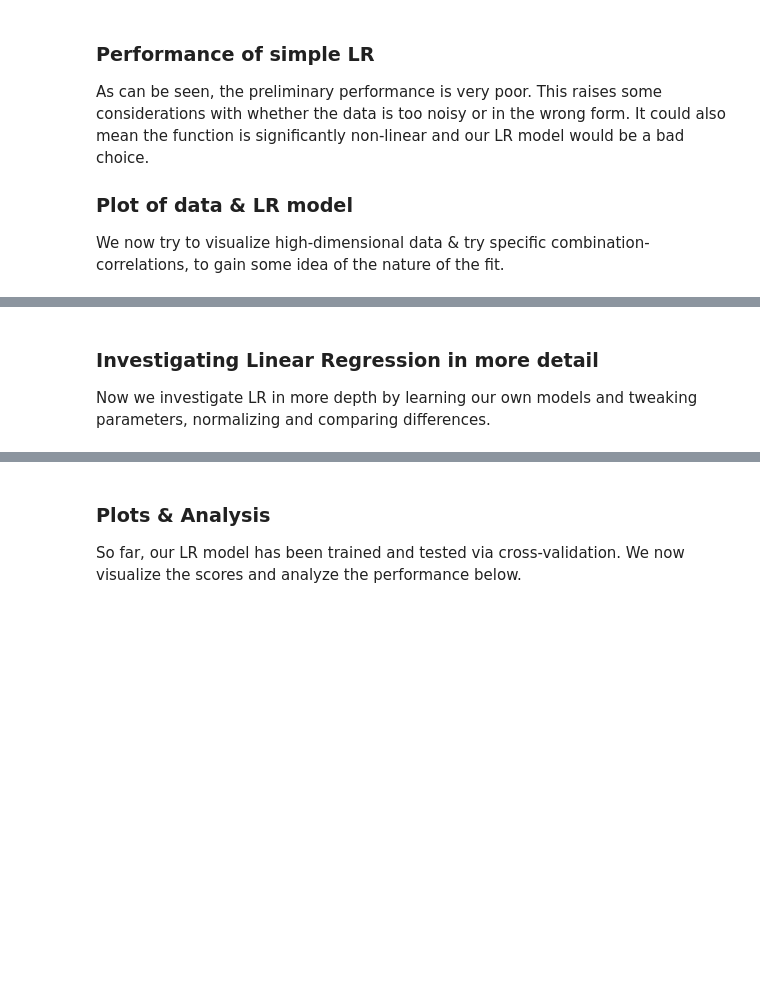
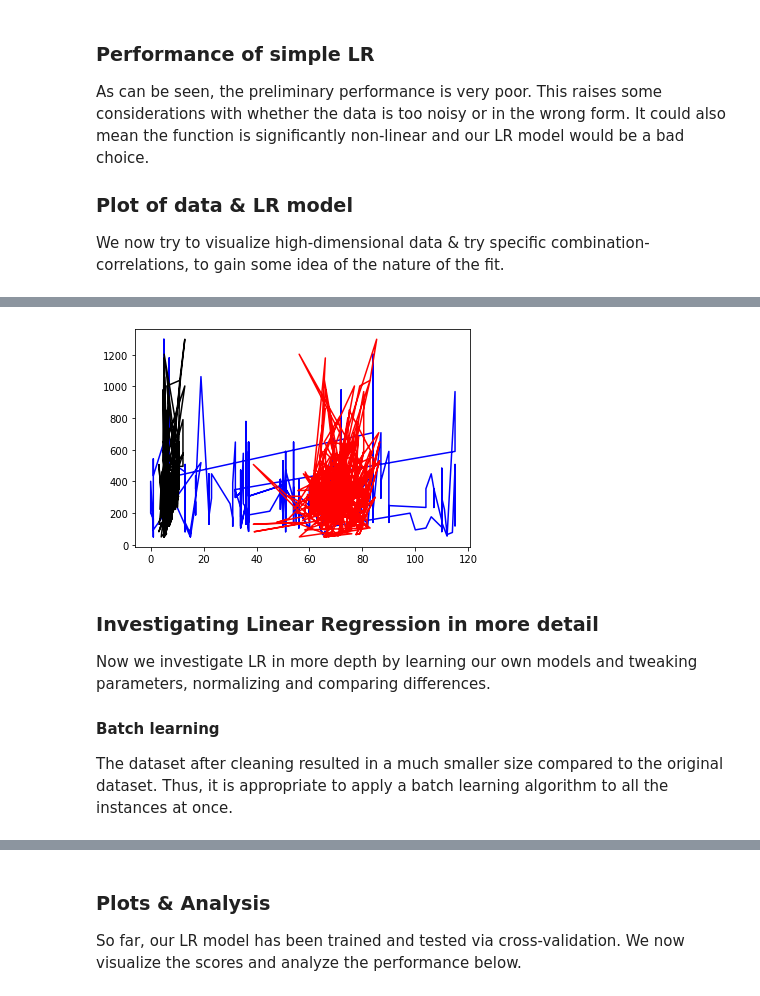
Before and after one commit to hyperswine/ML-Project, a Jupyter notebook: ml_algorithms/LR.ipynb, the cells around one changed output, grey strips where cells are left out. Cells and saved outputs as stored; diff of their text form; code cells hidden in the pictures; blank space fills up the shorter version.

Commit message:
LR batch learner complete; still require fix on KFold (index err?)

```diff
--- a/ml_algorithms/LR.ipynb
+++ b/ml_algorithms/LR.ipynb
@@ -173,3 +150,14 @@ We now try to visualize high-dimensional data & try specific combination-correla
+# %%
+plt.plot(df["oem"], df["misc_price"], color='blue')
+plt.plot(df["screen_size"], df["misc_price"], color='black')
+plt.plot(df["scn_bdy_ratio"], df["misc_price"], color='red')
+
+plt.show()
+# %% [output]
+[figure, added]
 # %% [markdown]
 ### Investigating Linear Regression in more detail
 Now we investigate LR in more depth by learning our own models and tweaking parameters, normalizing and comparing differences.
+
+#### Batch learning
+The dataset after cleaning resulted in a much smaller size compared to the original dataset. Thus, it is appropriate to apply a batch learning algorithm to all the instances at once.
```
Also changed, not shown: parts of 10 cells of this notebook.
